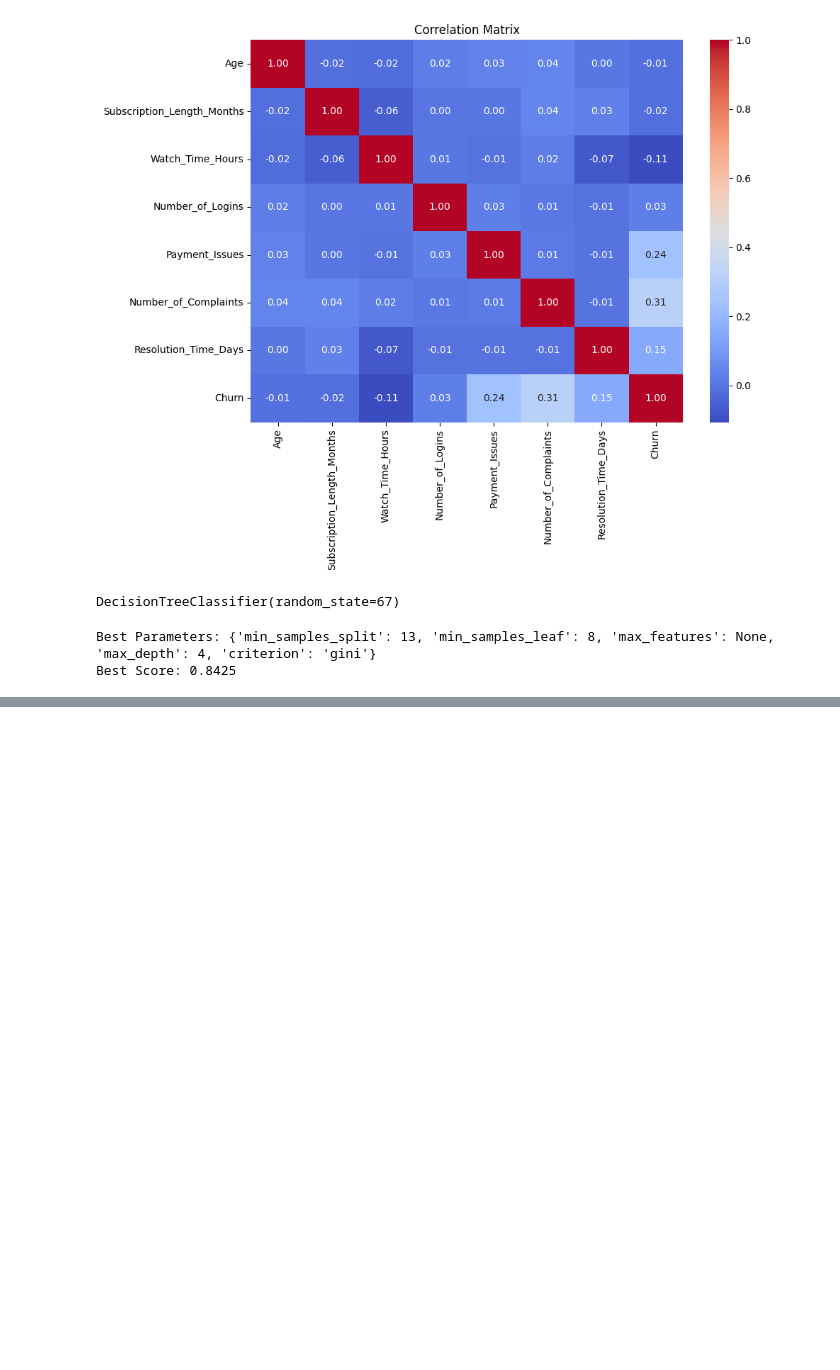
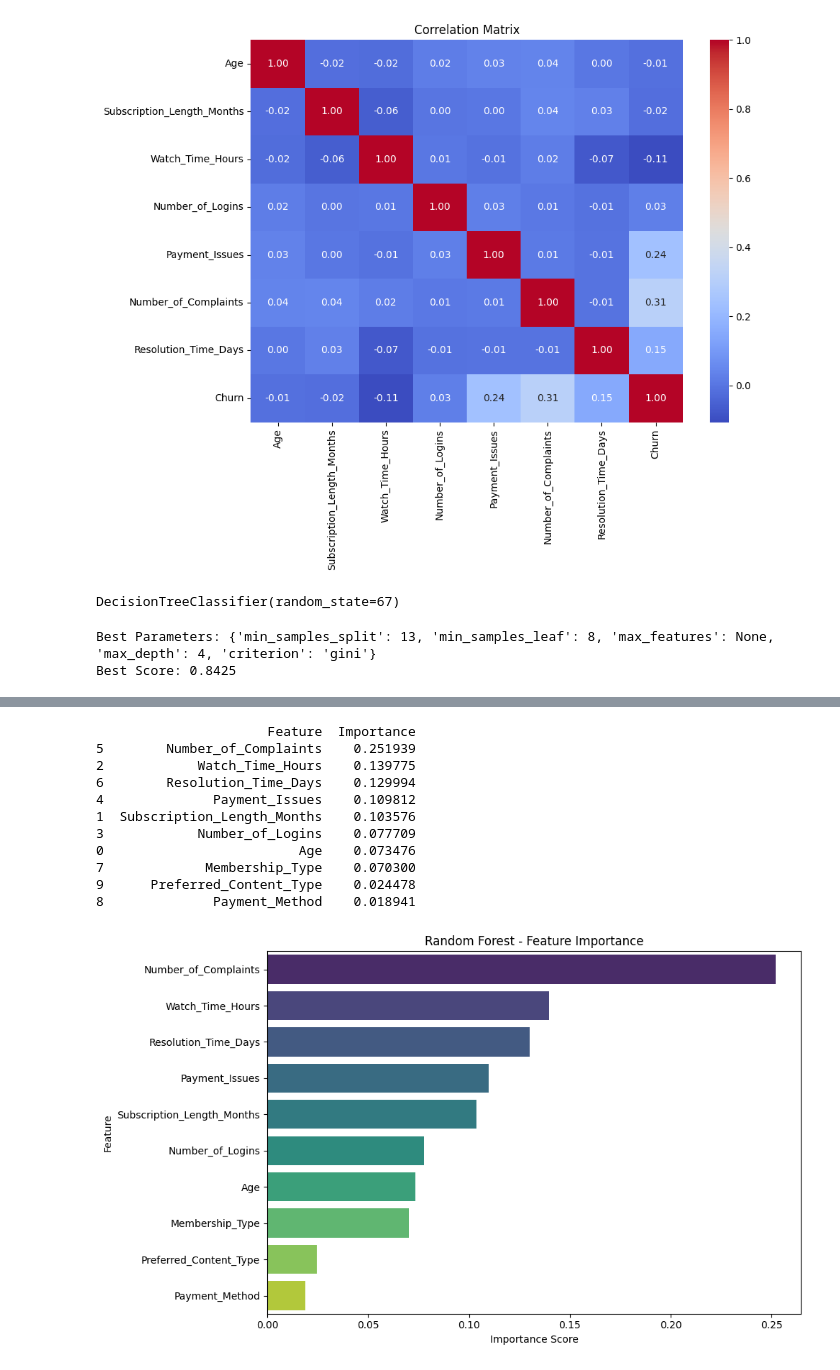
Before and after one commit to charbel30/soen-471, a Jupyter notebook: homework1.ipynb, the cells around one changed output, grey strips where cells are left out. Saved outputs shown, nothing was run; the diff lists cells and outputs as text; code cells hidden in the pictures; blank space fills up the shorter version.

```diff
--- a/homework1.ipynb
+++ b/homework1.ipynb
@@ -179,0 +279,34 @@ plt.show()
+# %%
+# Get feature importances
+feature_importance = pd.DataFrame({
+    'Feature': X.columns,
+    'Importance': best_rf.feature_importances_
+}).sort_values('Importance', ascending=False)
+
+print(feature_importance)
+
+# Visualize
+plt.figure(figsize=(10, 6))
+sns.barplot(x='Importance', y='Feature', data=feature_importance, hue='Feature', legend=False, palette='viridis')
+plt.title('Random Forest - Feature Importance')
+plt.xlabel('Importance Score')
+plt.ylabel('Feature')
+plt.tight_layout()
+plt.show()
+# The Random Forest feature importance analysis confirms that Number_of_Complaints (25.2%) is the strongest predictor of churn,
+# followed by Watch_Time_Hours (14.0%), Resolution_Time_Days (13.0%), and Payment_Issues (11.0%).
+# These  four features account for approximately 63% of the model's predictive power.
+# this means that churn is mostly influenced by customer service issues and engagement.
+# %% [output]
+                      Feature  Importance
+5        Number_of_Complaints    0.251939
+2            Watch_Time_Hours    0.139775
+6        Resolution_Time_Days    0.129994
+4              Payment_Issues    0.109812
+1  Subscription_Length_Months    0.103576
+3            Number_of_Logins    0.077709
+0                         Age    0.073476
+7             Membership_Type    0.070300
+9      Preferred_Content_Type    0.024478
+8              Payment_Method    0.018941
+[figure, added]
```
Also changed, not shown: parts of 11 cells of this notebook, 1 other file.
